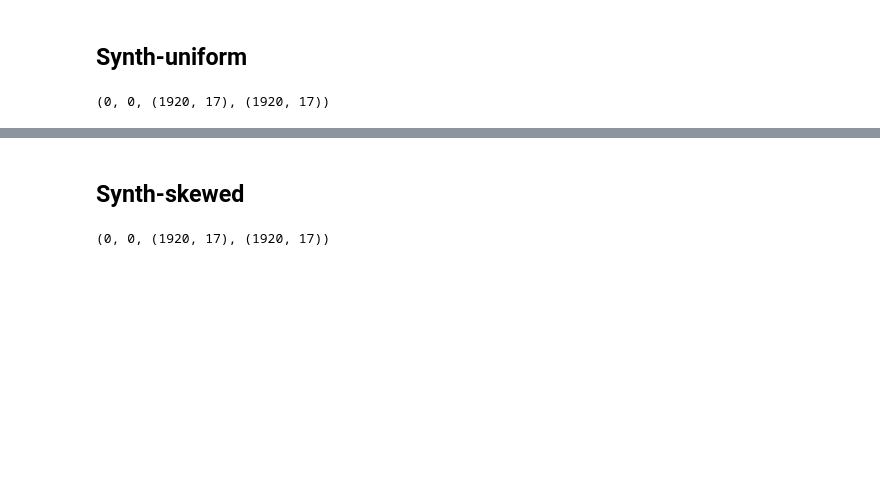
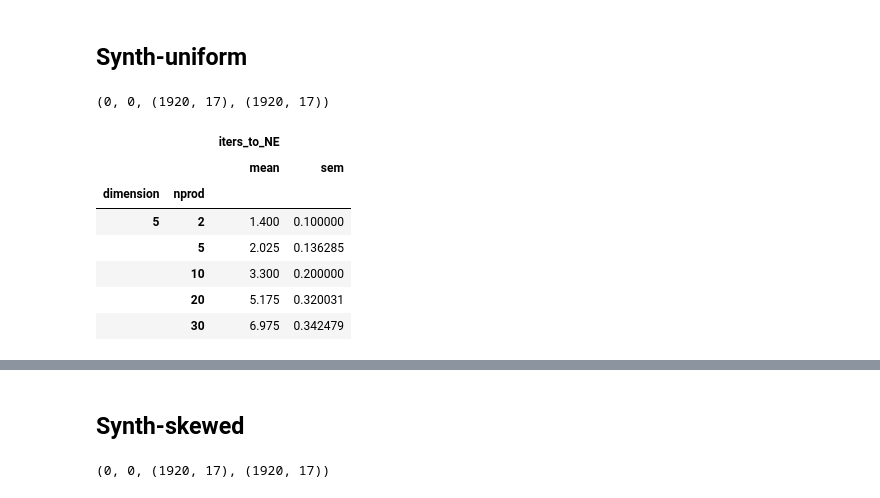
Before and after one commit to krishnacharya/recsys_eq, a Jupyter notebook: notebooks/numiter-nrips.ipynb, the cells around one changed output, grey strips where cells are left out. Saved outputs shown, nothing was run; the diff lists cells and outputs as text; code cells hidden in the pictures; blank space fills up the shorter version.

```diff
--- a/notebooks/numiter-nrips.ipynb
+++ b/notebooks/numiter-nrips.ipynb
@@ -34,6 +34,18 @@ df_linear = pd.read_pickle('../numiters_savedframe/synth-uniform_linear_temp_1.0
 (df_sm['NE_exists'] == False).sum(), (df_linear['NE_exists'] == False).sum(), df_sm.shape, df_linear.shape
 # %% [output]
 (0, 0, (1920, 17), (1920, 17))
+# %%
+temp = df_sm[cols].groupby(groups).agg(['mean','sem']).head() # sem is std/\sqrt{40} # of runs
+temp
+# %% [output]
+|  |  | iters_to_NE |  |
+|  |  | mean | sem |
+| dimension | nprod |  |  |
+| 5 | 2 | 1.400 | 0.100000 |
+|  | 5 | 2.025 | 0.136285 |
+|  | 10 | 3.300 | 0.200000 |
+|  | 20 | 5.175 | 0.320031 |
+|  | 30 | 6.975 | 0.342479 |
 # %%
 plot_4dim_numiternew_errbar(df_sm, save_path + 'synth-uniform_sm1_40runs.pdf')
 # %% [output]
```
Also changed, not shown: parts of 10 cells of this notebook, 12 other files.
